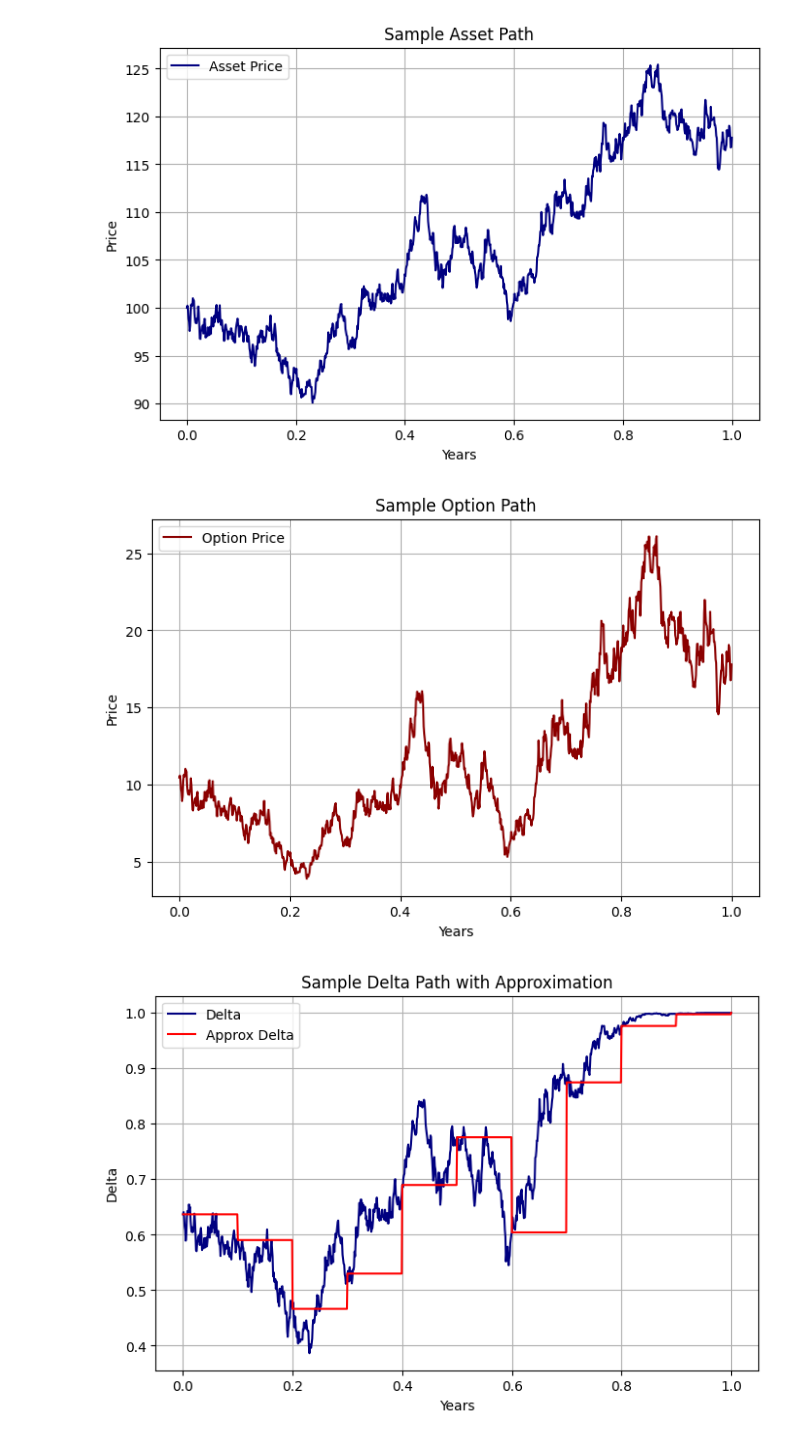
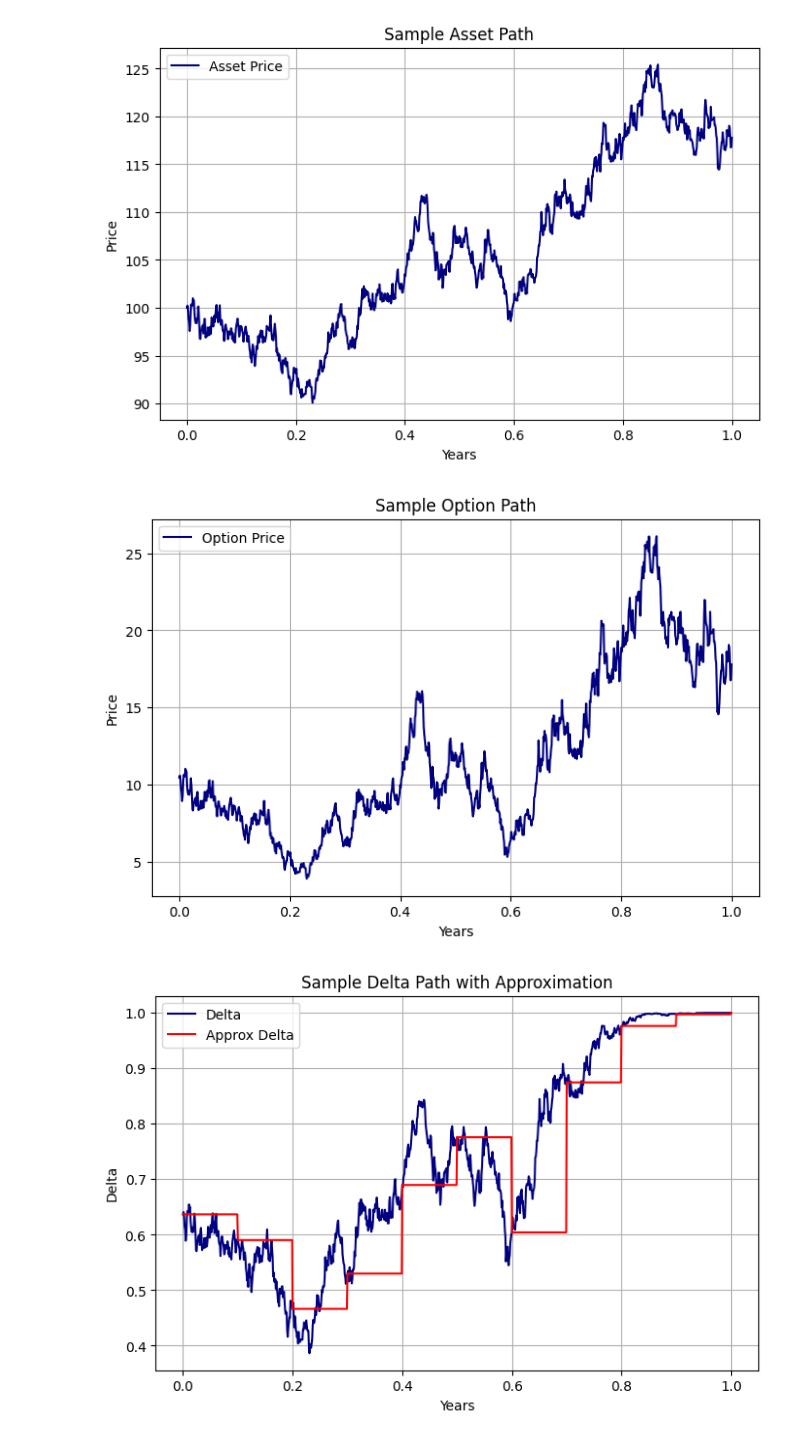
Before and after one commit to Richard1Dev/black-scholes-model-implementation, a Jupyter notebook: notebooks/results.ipynb, the cells around one changed output. Drawn from its saved outputs; the diff is of its cells as text; code cells hidden in the pictures.

Commit message:
colour choice and result sim

```diff
--- a/notebooks/results.ipynb
+++ b/notebooks/results.ipynb
@@ -161,17 +161,17 @@ if save_figures:
 # %%
 plt.figure(figsize=(8,5))
 
-plt.plot(hedging_results.time, hedging_results.option[path_index], color='darkred', label=f"Option Price")
+plt.plot(hedging_results.time, hedging_results.option[path_index], color='navy', label=f"Option Price")
 
 plt.title("Sample Option Path")
 plt.xlabel("Years")
 plt.ylabel("Price")
 plt.legend()
 plt.grid(True)
 if save_figures:
     plt.savefig('../figures/option_path.png')
 # %% [output]
-[figure, old version]
+[figure, new version]
 # %%
 plt.figure(figsize=(8,5))
 
```
Also changed, not shown: 1 other file.
